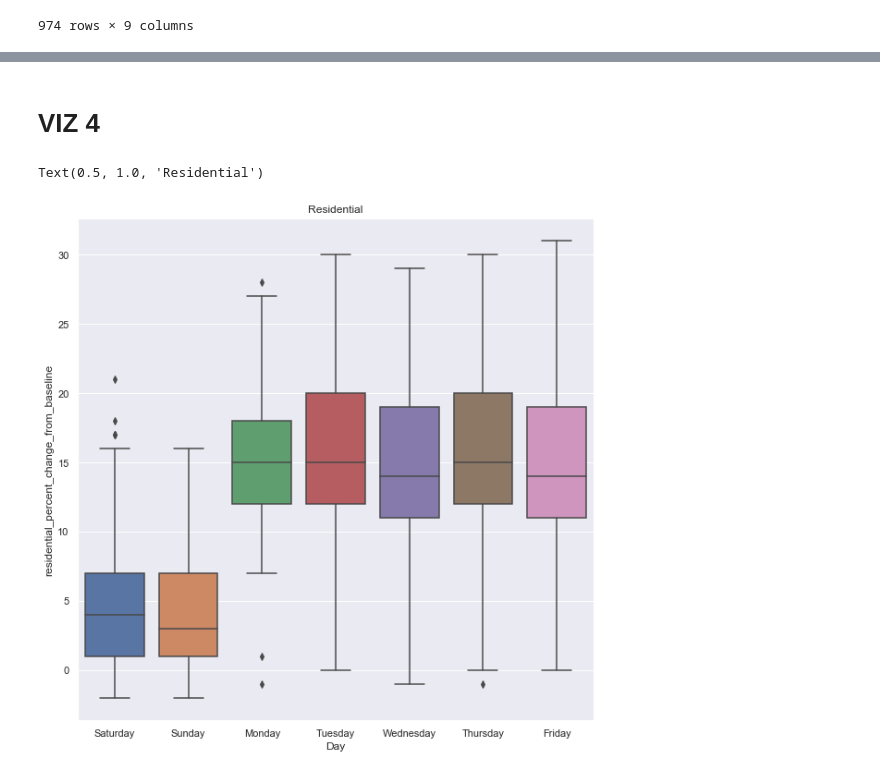
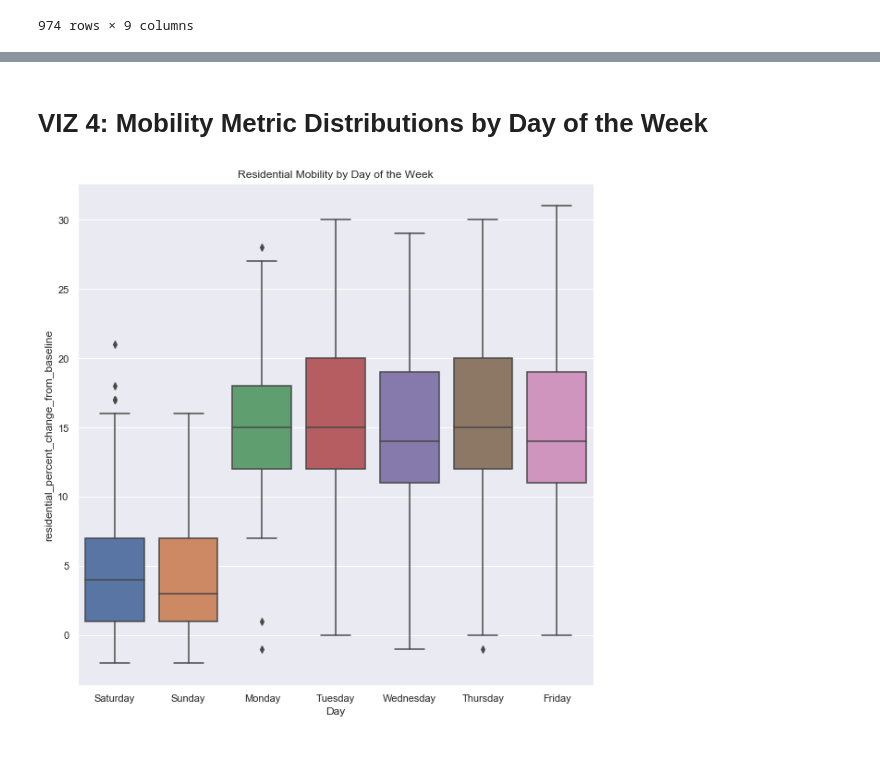
Before and after one commit to tangderek-702/data102proj, a Jupyter notebook: master_EDA.ipynb, the cells around one changed output, grey strips where cells are left out. Saved outputs shown, nothing was run; the diff lists cells and outputs as text; code cells hidden in the pictures.

```diff
--- a/master_EDA.ipynb
+++ b/master_EDA.ipynb
@@ -174,10 +175,9 @@ dataplot = sns.heatmap(combined.corr(),annot=True).set_title('Correlation Matrix
-# %% [markdown]
-# VIZ 4
+# %% [markdown]
+# VIZ 4: Mobility Metric Distributions by Day of the Week
 # %%
 sns.set(rc={"figure.figsize":(10, 10)})
-sns.boxplot(x ='Day', y ='residential_percent_change_from_baseline', data = king_df).set_title('Residential')
+sns.boxplot(x ='Day', y ='residential_percent_change_from_baseline', data = king_df).set_title('Residential Mobility by Day of the Week');
 # %% [output]
-Text(0.5, 1.0, 'Residential')
-[figure, old version]
+[figure, new version]
 # %%
 sns.set(rc={"figure.figsize":(10, 10)})
```
Also changed, not shown: parts of 12 cells of this notebook.
